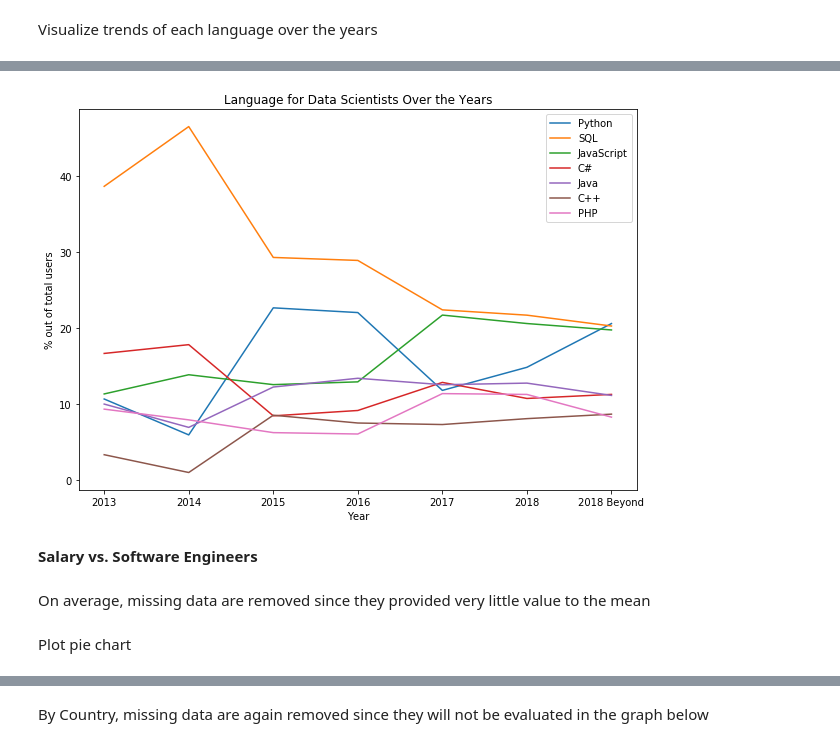
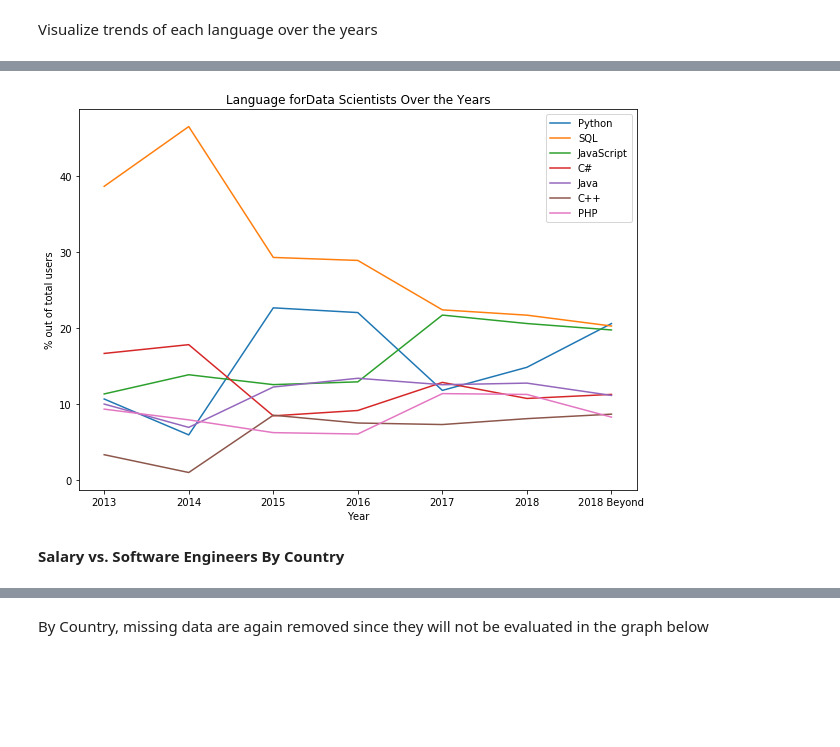
Before and after one commit to chen-bowen/Data_Science_Portfolio, a Jupyter notebook: Project 4 - Data Science Blog/Understanding the Career of Data Scientists.ipynb, the cells around one changed output, grey strips where cells are left out. Saved outputs shown, nothing was run; the diff lists cells and outputs as text; code cells hidden in the pictures; blank space fills up the shorter version.

```diff
--- a/Project 4 - Data Science Blog/Understanding the Career of Data Scientists.ipynb
+++ b/Project 4 - Data Science Blog/Understanding the Career of Data Scientists.ipynb
@@ -252,6 +254,3 @@ def getLanguage(df):
     language_merge.set_index('index', inplace=True)
 
     return language_merge
-# %%
-language_merge = getLanguage(survey_results)
-language_merge_ds = getLanguage(data_scientists)
@@ -258,16 +259,18 @@ language_merge_ds = getLanguage(data_scientists)
 # %% [markdown]
 Visualize trends of each language over the years
 # %%
-language_merge = language_merge.dropna().loc[language_merge.dropna().sort_values(ascending = False,
+def visualTrends(language_merge, df_type = 'Data Scientists'):
+    """ This function visualized trends of programming languages given a dataset
+        Input: dataframe that contains trends of languages indexed by year
+        Output: Returns None, but plots language trends
+    """
+    language_merge = language_merge.dropna().loc[language_merge.dropna().sort_values(ascending = False,
                                                                                  by = '2018 Beyond').head(7).index]
-language_merge_ds = language_merge_ds.dropna().loc[language_merge_ds.dropna().sort_values(ascending = False,
-                                                                                 by = '2018 Beyond').head(7).index]
-
-plt.figure(figsize = (10, 7))
-for i in list(language_merge.dropna().T.columns):
-    plt.plot((language_merge/language_merge.sum() *100).T.loc[:, i], label = i)
-plt.xlabel('Year')
-plt.ylabel('% out of total users')
-plt.legend(bbox_to_anchor=(1, 1))
-plt.title("Language for All Software Engineers Over the Years")
-plt.show()
+    plt.figure(figsize = (10, 7))
+    for i in list(language_merge.dropna().T.columns):
+        plt.plot((language_merge/language_merge.sum() *100).T.loc[:, i], label = i)
+    plt.xlabel('Year')
+    plt.ylabel('% out of total users')
+    plt.legend(bbox_to_anchor=(1, 1))
+    plt.title("Language for" + df_type +" Over the Years")
+    plt.show()
@@ -276,15 +277,6 @@ plt.show()
-# %%
-plt.figure(figsize = (10, 7))
-for i in list(language_merge_ds.dropna().T.columns):
-    plt.plot((language_merge_ds/language_merge_ds.sum()* 100).T.loc[:, i], label = i)
-plt.xlabel('Year')
-plt.ylabel('% out of total users')
-plt.legend(bbox_to_anchor=(1, 1))
-plt.title("Language for Data Scientists Over the Years")
-plt.show()
-# %% [output]
-[figure, removed]
+# %%
+visualTrends(language_merge_ds, df_type = 'Data Scientists')
+# %% [output]
+[figure, added]
 # %% [markdown]
-**Salary vs. Software Engineers**
+**Salary vs. Software Engineers By Country**
-# %% [markdown]
-On average, missing data are removed since they provided very little value to the mean
@@ -294,2 +282,0 @@ not_ds_salary = not_ds_2018['ConvertedSalary'].mean()
-# %% [markdown]
-Plot pie chart
```
Also changed, not shown: parts of 18 cells of this notebook.
